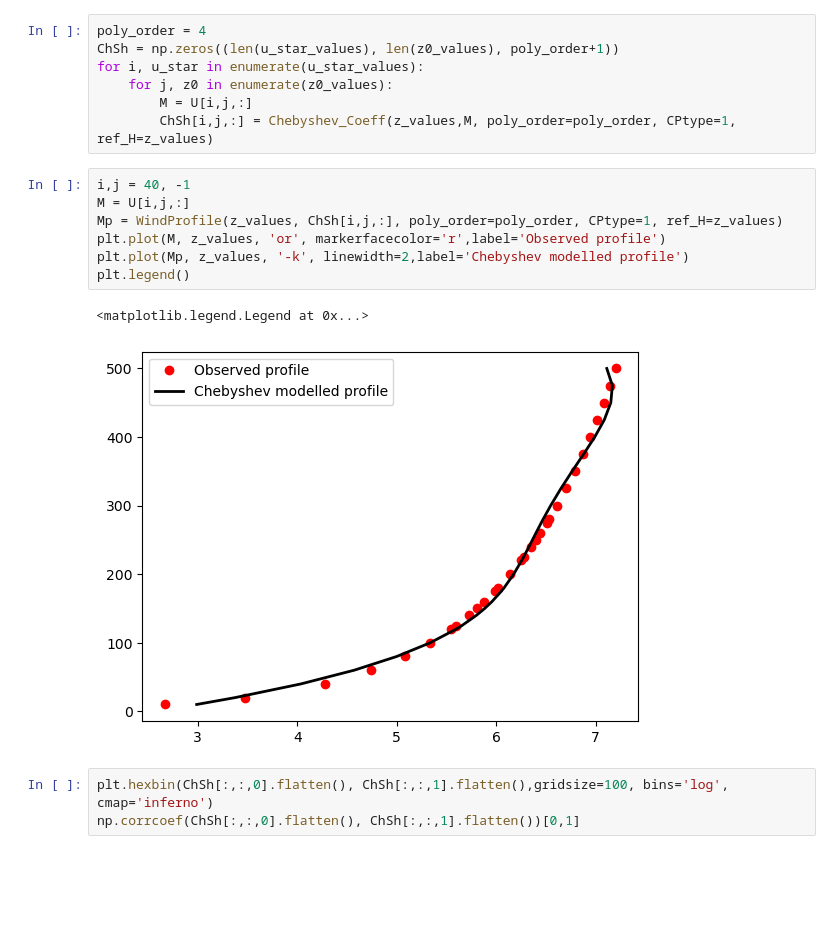
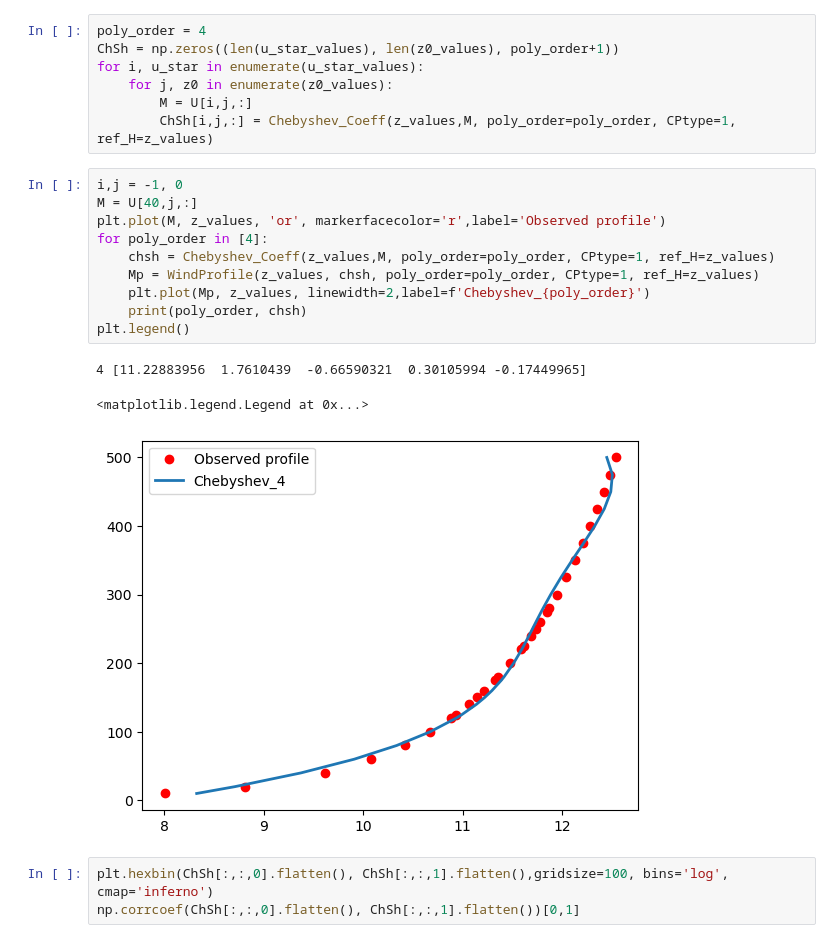
Before and after one commit to HarishBaki/Characterization-of-wind-speed-profiles-using-Chebyshev-approximation, a Jupyter notebook: creating_neutral_profiles.ipynb, the cells around one changed output. Saved outputs shown, nothing was run; the diff lists cells and outputs as text; blank space fills up the shorter version.

```diff
--- a/creating_neutral_profiles.ipynb
+++ b/creating_neutral_profiles.ipynb
@@ -69,15 +69,19 @@ for i, u_star in enumerate(u_star_values):
         M = U[i,j,:]
         ChSh[i,j,:] = Chebyshev_Coeff(z_values,M, poly_order=poly_order, CPtype=1, ref_H=z_values)
 # %%
-i,j = 40, -1
-M = U[i,j,:]
-Mp = WindProfile(z_values, ChSh[i,j,:], poly_order=poly_order, CPtype=1, ref_H=z_values)
+i,j = -1, 0
+M = U[40,j,:]
 plt.plot(M, z_values, 'or', markerfacecolor='r',label='Observed profile')
-plt.plot(Mp, z_values, '-k', linewidth=2,label='Chebyshev modelled profile')
+for poly_order in [4]:
+    chsh = Chebyshev_Coeff(z_values,M, poly_order=poly_order, CPtype=1, ref_H=z_values)
+    Mp = WindProfile(z_values, chsh, poly_order=poly_order, CPtype=1, ref_H=z_values)
+    plt.plot(Mp, z_values, linewidth=2,label=f'Chebyshev_{poly_order}')
+    print(poly_order, chsh)
 plt.legend()
 # %% [output]
-<matplotlib.legend.Legend at 0x...>
+4 [11.22883956  1.7610439  -0.66590321  0.30105994 -0.17449965]
+<matplotlib.legend.Legend at 0x...>
-[figure, old version]
+[figure, new version]
 # %%
 plt.hexbin(ChSh[:,:,0].flatten(), ChSh[:,:,1].flatten(),gridsize=100, bins='log', cmap='inferno')
 np.corrcoef(ChSh[:,:,0].flatten(), ChSh[:,:,1].flatten())[0,1]
```
Also changed, not shown: parts of 1 cell of this notebook, 4 other files.
